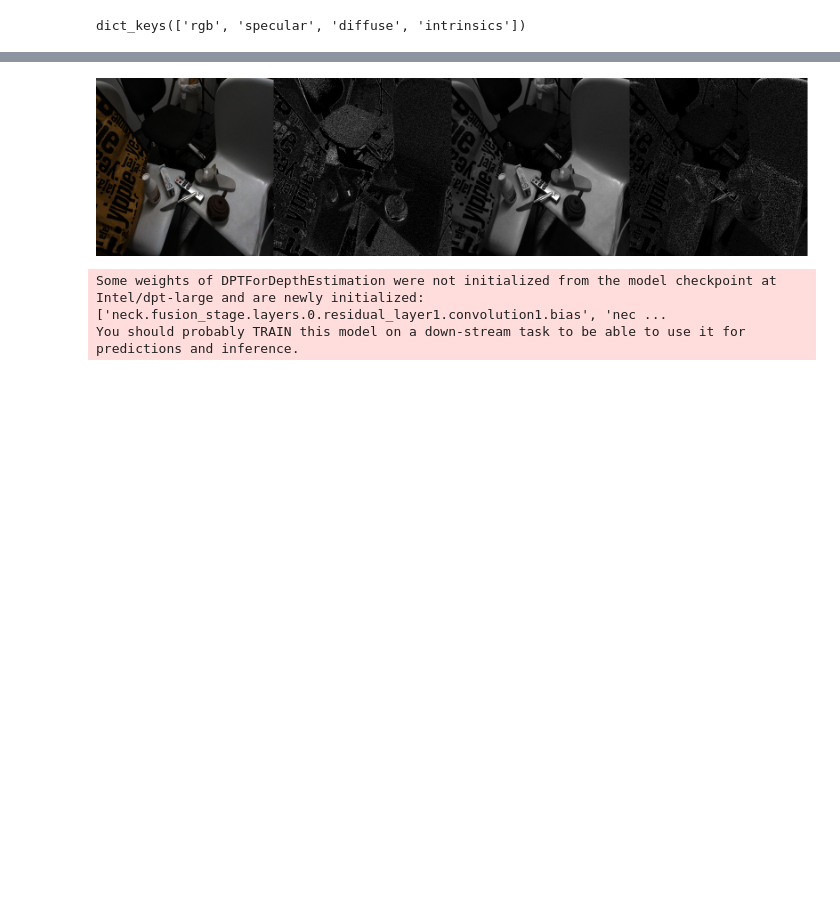
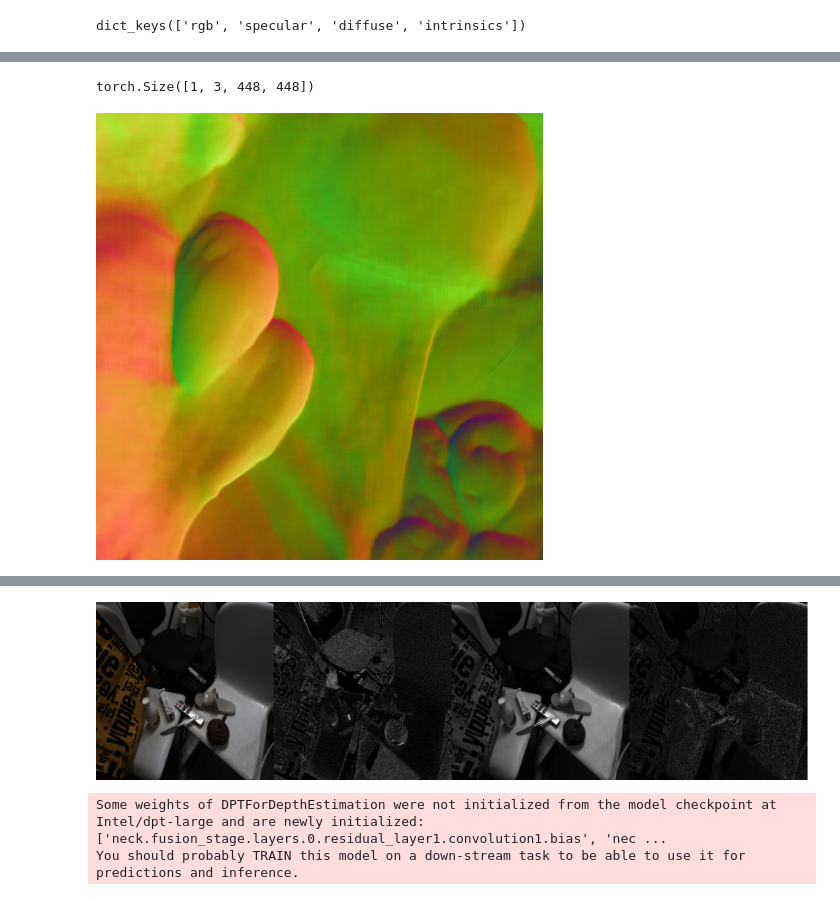
Before and after one commit to alberto-rota/UnReflectAnything, a Jupyter notebook: sandboxes/polar_highlights.ipynb, the cells around one changed output, grey strips where cells are left out. Cells and saved outputs as stored; diff of their text form; code cells hidden in the pictures; blank space fills up the shorter version.

```diff
--- a/sandboxes/polar_highlights.ipynb
+++ b/sandboxes/polar_highlights.ipynb
@@ -66,0 +168,30 @@ rgb(
+# %%
+# from moge.model.v1 import MoGeModel
+from moge.model.v2 import MoGeModel  # Let's try MoGe-2
+
+MoGe = MoGeModel.from_pretrained("Ruicheng/moge-2-vits-normal")
+with torch.no_grad():
+    mogeout = MoGe.infer(image)  # Image is [Bx3xHxW]
+depth = mogeout["depth"]  # [BxHxW]
+normals = mogeout["normal"]  # [BxHxWx3]
+# Infer
+# output = MoGe.infer(input_image)
+"""
+`output` has keys "points", "depth", "mask", "normal" (optional) and "intrinsics",
+The maps are in the same size as the input image.
+{
+    "points": (H, W, 3),    # point map in OpenCV camera coordinate system (x right, y down, z forward). For MoGe-2, the point map is in metric scale.
+    "depth": (H, W),        # depth map
+    "normal": (H, W, 3)     # normal map in OpenCV camera coordinate system. (available for MoGe-2-normal)
+    "mask": (H, W),         # a binary mask for valid pixels.
+    "intrinsics": (3, 3),   # normalized camera intrinsics
+}
+"""
+# %%
+batch["rgb"].shape
+# %% [output]
+torch.Size([1, 3, 448, 448])
+# %%
+rgb(mogeout["normal"][0], colormap="rainbow")
+# %% [output]
+[figure, added]
```
Also changed, not shown: parts of 13 cells of this notebook, 15 other files.
